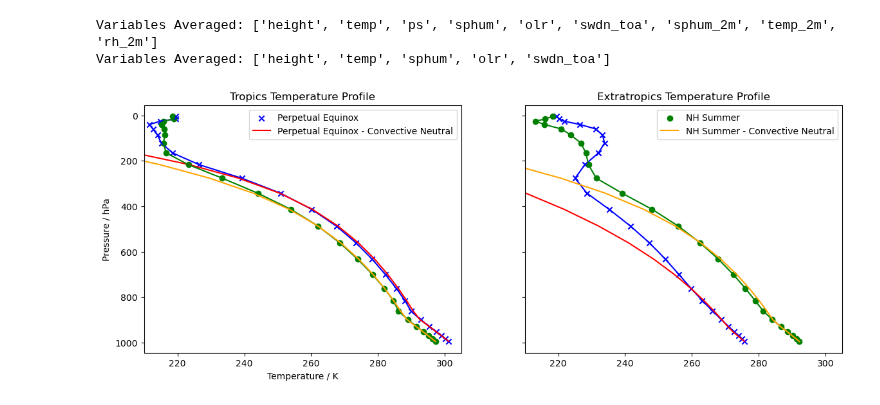
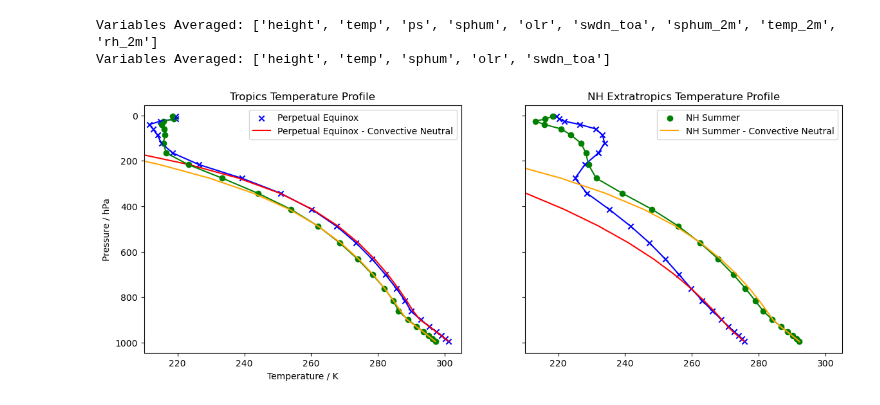
Before and after one commit to jduffield65/Isca, a Jupyter notebook: jobs/convective_coupling/aquaplanet/d5_sphum/mse_notebook.ipynb, the cells around one changed output. Drawn from its saved outputs; the diff is of its cells as text; code cells hidden in the pictures.

```diff
--- a/jobs/convective_coupling/aquaplanet/d5_sphum/mse_notebook.ipynb
+++ b/jobs/convective_coupling/aquaplanet/d5_sphum/mse_notebook.ipynb
@@ -150,28 +146,28 @@ Variables Averaged: ['height', 'temp', 'sphum', 'olr', 'swdn_toa']
 # %%
 fig, axs = plt.subplots(1,2, figsize=(14, 5), sharex=True, sharey=True)
 axs[0].plot(ds_tropics.temp.to_numpy(), ds_tropics.temp.pfull.to_numpy(), color='b')
 axs[0].scatter(ds_tropics.temp.to_numpy(), ds_tropics.temp.pfull.to_numpy(), label='Perpetual Equinox', color='b', marker='x')
 axs[0].plot(tropics_temp_profile, ds_tropics.temp.pfull.to_numpy(), label='Perpetual Equinox - Convective Neutral', color='r')
 
 axs[0].plot(ds_tropics_summer.temp.to_numpy(), ds_tropics.temp.pfull.to_numpy(), color='g')
 axs[0].scatter(ds_tropics_summer.temp.to_numpy(), ds_tropics_summer.temp.pfull.to_numpy(), color='g', marker='o')
 axs[0].plot(tropics_temp_profile_summer, ds_tropics_summer.temp.pfull.to_numpy(), color='orange')
 
 axs[1].plot(ds_extrop.temp.to_numpy(), ds_extrop.temp.pfull.to_numpy(), color='b')
 axs[1].scatter(ds_extrop.temp, ds_extrop.temp.pfull.to_numpy(), color='b', marker='x')
 axs[1].plot(extrop_temp_profile, ds_extrop.temp.pfull.to_numpy(), color='r')
 
 axs[1].plot(ds_extrop_summer.temp.to_numpy(), ds_extrop_summer.temp.pfull.to_numpy(), color='g')
 axs[1].scatter(ds_extrop_summer.temp, ds_extrop_summer.temp.pfull.to_numpy(), label='NH Summer', color='g', marker='o')
 axs[1].plot(extrop_temp_profile_summer, ds_extrop_summer.temp.pfull.to_numpy(), label='NH Summer - Convective Neutral', color='orange')
 
 axs[0].invert_yaxis()
 axs[0].set_xlim([210, 305])
 axs[0].legend()
 axs[1].legend()
 axs[0].set_xlabel('Temperature / K')
 axs[0].set_ylabel('Pressure / hPa')
 axs[0].set_title('Tropics Temperature Profile')
-axs[1].set_title('Extratropics Temperature Profile');
+axs[1].set_title('NH Extratropics Temperature Profile');
 # %% [output]
-[figure, old version]
+[figure, new version]
```
Also changed, not shown: parts of 5 cells of this notebook, 9 other files.
